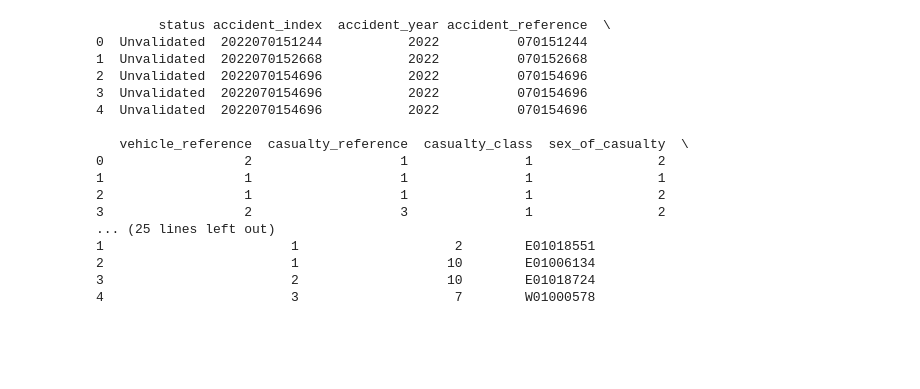
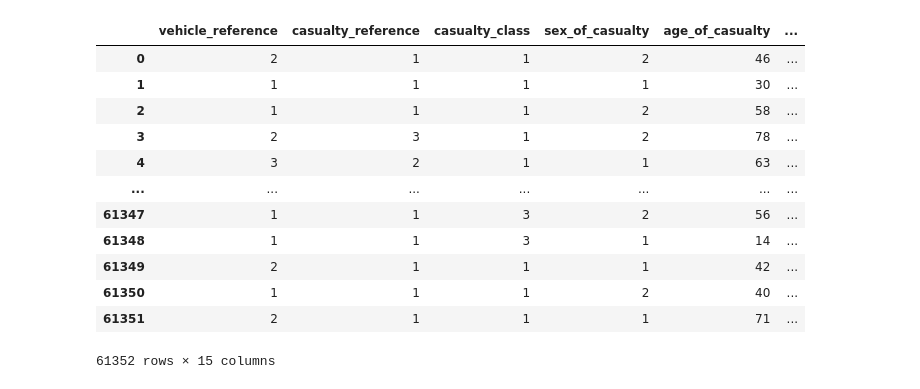
Before and after one commit to JulioLage-Alx/Model-predictive-severity-accident, a Jupyter notebook: Preditic/inicio.ipynb, the cells around one changed output. Saved outputs shown, nothing was run; the diff lists cells and outputs as text; code cells hidden in the pictures; blank space fills up the shorter version.

```diff
--- a/Preditic/inicio.ipynb
+++ b/Preditic/inicio.ipynb
@@ -3,24 +12,20 @@ import pandas as pd
 # %%
 #!Leia o dataset CSV para um DataFrame
 df = pd.read_csv('dft-road-casualty-statistics-casualty-provisional-mid-year-unvalidated-2022 (1).csv')
-
+df = df.drop(["status","accident_reference", "accident_index", "accident_year","lsoa_of_casualty"],axis=1)
+df
 #Exiba as primeiras 5 linhas do dataset
-print(df.head())
 # %% [output]
+|  | vehicle_reference | casualty_reference | casualty_class | sex_of_casualty | age_of_casualty | ... |
+| 0 | 2 | 1 | 1 | 2 | 46 | ... |
+| 1 | 1 | 1 | 1 | 1 | 30 | ... |
+| 2 | 1 | 1 | 1 | 2 | 58 | ... |
+| 3 | 2 | 3 | 1 | 2 | 78 | ... |
+| 4 | 3 | 2 | 1 | 1 | 63 | ... |
+| ... | ... | ... | ... | ... | ... | ... |
+| 61347 | 1 | 1 | 3 | 2 | 56 | ... |
+| 61348 | 1 | 1 | 3 | 1 | 14 | ... |
+| 61349 | 2 | 1 | 1 | 1 | 42 | ... |
+| 61350 | 1 | 1 | 1 | 2 | 40 | ... |
+| 61351 | 2 | 1 | 1 | 1 | 71 | ... |
-        status accident_index  accident_year accident_reference  \
-0  Unvalidated  2022070151244           2022          070151244
-1  Unvalidated  2022070152668           2022          070152668
-2  Unvalidated  2022070154696           2022          070154696
-3  Unvalidated  2022070154696           2022          070154696
-4  Unvalidated  2022070154696           2022          070154696
-
-   vehicle_reference  casualty_reference  casualty_class  sex_of_casualty  \
-0                  2                   1               1                2
-1                  1                   1               1                1
-2                  1                   1               1                2
-3                  2                   3               1                2
-... (25 lines left out)
-1                        1                    2        E01018551
-2                        1                   10        E01006134
-3                        2                   10        E01018724
-4                        3                    7        W01000578
+61352 rows × 15 columns
```
Also changed, not shown: parts of 42 cells of this notebook.
